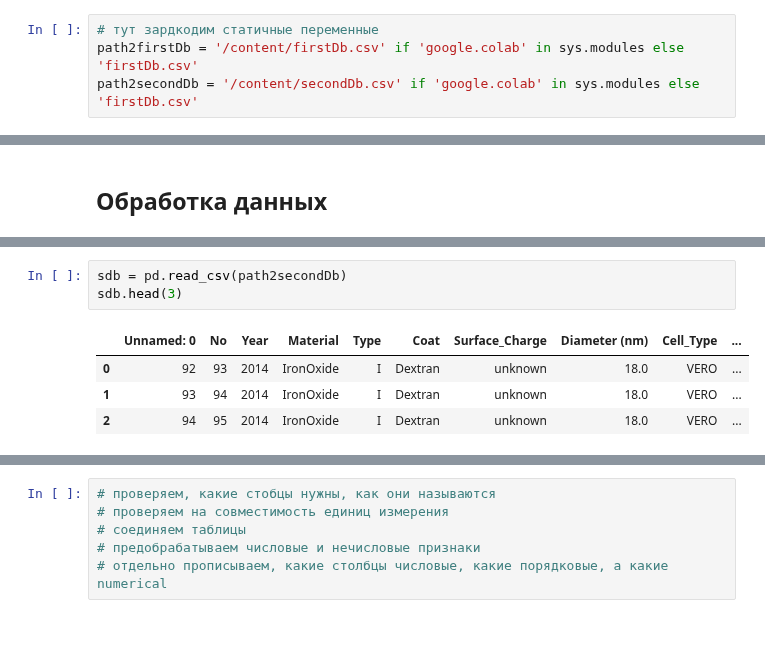
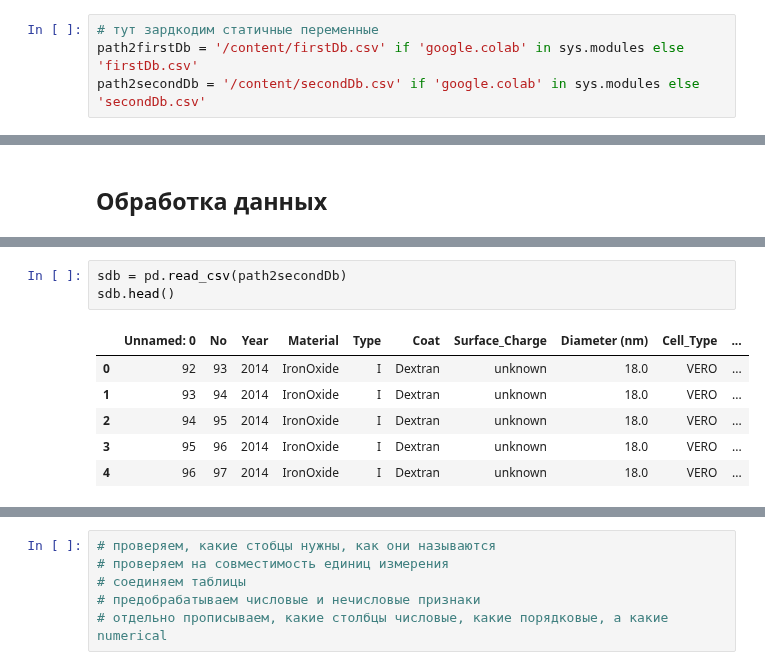
Before and after one commit to dobrotvorn/DataCon23, a Jupyter notebook: Mini_task1.ipynb, the cells around one changed output, grey strips where cells are left out. Drawn from its saved outputs; the diff is of its cells as text; blank space fills up the shorter version.

```diff
--- a/Mini_task1.ipynb
+++ b/Mini_task1.ipynb
@@ -58,7 +68,7 @@ from IPython.display import display, HTML
 # %%
 # тут зардкодим статичные переменные
 path2firstDb = '/content/firstDb.csv' if 'google.colab' in sys.modules else 'firstDb.csv'
-path2secondDb = '/content/secondDb.csv' if 'google.colab' in sys.modules else 'firstDb.csv'
+path2secondDb = '/content/secondDb.csv' if 'google.colab' in sys.modules else 'secondDb.csv'
 # %% [markdown]
 ### Скачиваем данные
 # %%
@@ -88,9 +98,11 @@ fdb.head(3)
 | 2 | 11 | CuO | I | NaN | 52.51 | 0.000174 | ... |
 # %%
 sdb = pd.read_csv(path2secondDb)
-sdb.head(3)
+sdb.head()
 # %% [output]
 |  | Unnamed: 0 | No | Year | Material | Type | Coat | Surface_Charge | Diameter (nm) | Cell_Type | ... |
 | 0 | 92 | 93 | 2014 | IronOxide | I | Dextran | unknown | 18.0 | VERO | ... |
 | 1 | 93 | 94 | 2014 | IronOxide | I | Dextran | unknown | 18.0 | VERO | ... |
 | 2 | 94 | 95 | 2014 | IronOxide | I | Dextran | unknown | 18.0 | VERO | ... |
+| 3 | 95 | 96 | 2014 | IronOxide | I | Dextran | unknown | 18.0 | VERO | ... |
+| 4 | 96 | 97 | 2014 | IronOxide | I | Dextran | unknown | 18.0 | VERO | ... |
```
Also changed, not shown: parts of 10 cells of this notebook.
